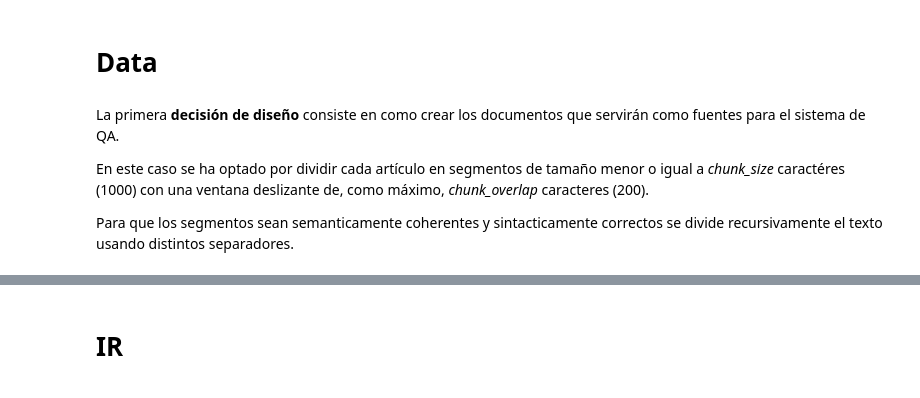
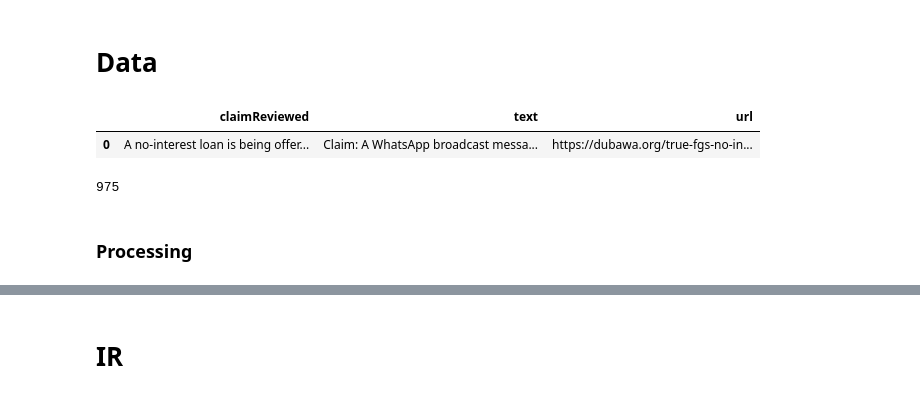
Before and after one commit to LozanoAlvarezb/Nigeria, a Jupyter notebook: DEMO/DEMO.ipynb, the cells around one changed output, grey strips where cells are left out. Saved outputs shown, nothing was run; the diff lists cells and outputs as text; code cells hidden in the pictures.

```diff
--- a/DEMO/DEMO.ipynb
+++ b/DEMO/DEMO.ipynb
@@ -21,13 +21,25 @@ import openai
 import pandas as pd
 from sentence_transformers import SentenceTransformer, util
 from tqdm import tqdm
+pd.set_option('display.max_colwidth', 100)
 
 openai.api_key = os.getenv("OPENAI_API_KEY")
 # %% [markdown]
 # Data
 # %%
-dataset_path = "data/claims_parse_urls-6m-hard_clean.json"
-claims = pd.read_json("data/claims_parse_urls-6m-hard_clean.json")
+dataset_path = "../data/dubawa_claims.json"
+claims = pd.read_json(dataset_path)
+# %%
+claims.head(1)
+# %% [output]
+|  | claimReviewed | text | url |
+| 0 | A no-interest loan is being offer... | Claim: A WhatsApp broadcast messa... | https://dubawa.org/true-fgs-no-in... |
+# %%
+len(claims)
+# %% [output]
+975
+# %% [markdown]
+### Processing
 # %%
 raw_documents = []
 for _, claim in tqdm(claims.iterrows(),total=len(claims)):
@@ -38,9 +49,3 @@ for _, claim in tqdm(claims.iterrows(),total=len(claims)):
         "url": claim["url"],
     }
     raw_documents.append({"text":text,"metadata":metadata})
-# %% [markdown]
-La primera **decisión de diseño** consiste en como crear los documentos que servirán como fuentes para el sistema de QA.
-
-En este caso se ha optado por dividir cada artículo en segmentos de tamaño menor o igual a _chunk_size_ caractéres (1000) con una ventana deslizante de, como máximo, _chunk_overlap_ caracteres (200).
-
-Para que los segmentos sean semanticamente coherentes y sintacticamente correctos se divide recursivamente el texto usando distintos separadores.
```
Also changed, not shown: parts of 30 cells of this notebook, 3 other files.
